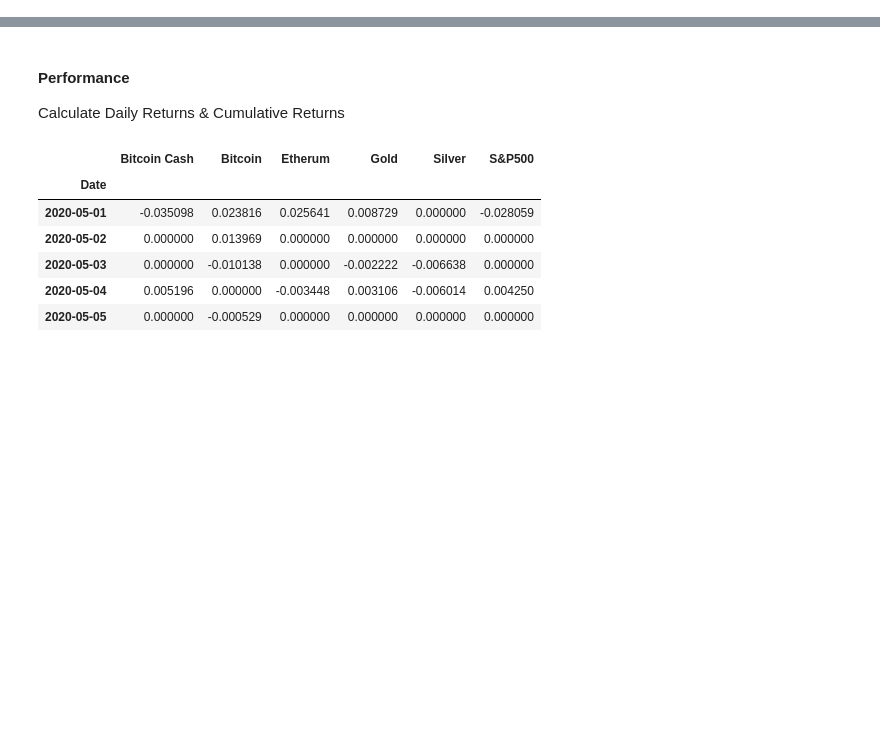
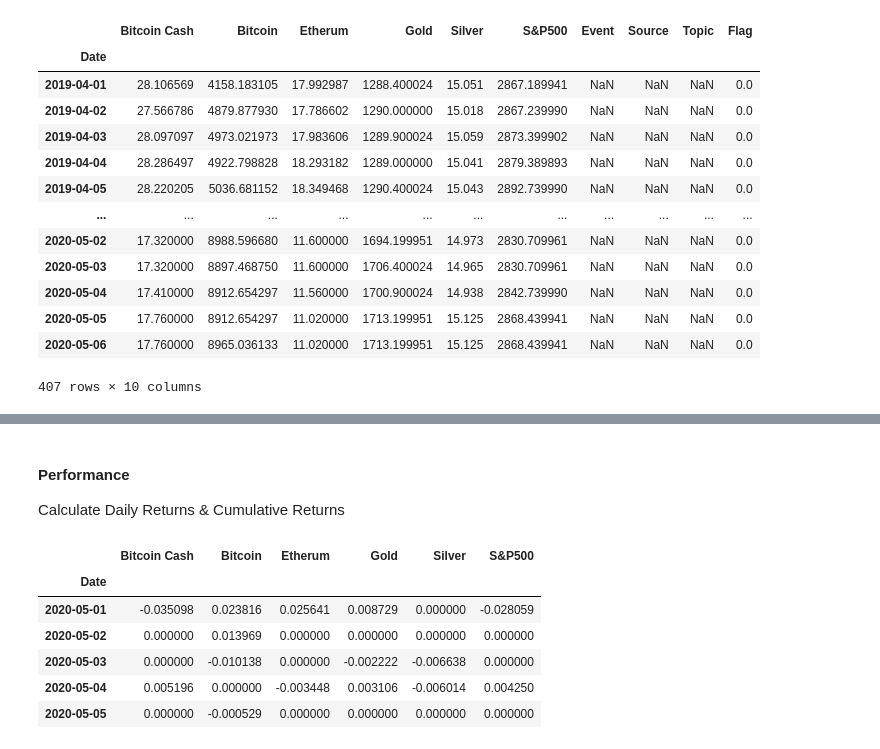
Before and after one commit to maitree7/Cryptos_Metals_SP500-Hedge, a Jupyter notebook: Portfolio_optimization.ipynb, the cells around one changed output, grey strips where cells are left out. Cells and saved outputs as stored; diff of their text form; code cells hidden in the pictures; blank space fills up the shorter version.

```diff
--- a/Portfolio_optimization.ipynb
+++ b/Portfolio_optimization.ipynb
@@ -41,2 +69,21 @@ data.tail()
+# %%
+#combined_df['Flag'] = np.where(combined_df['Event'] == "NaN", 0, np.where(combined_df['Event'] != "NaN", 1, np.NaN))
+combined_df["Flag"] = combined_df["Flag"].replace(np.NaN, 0)
+combined_df
+# %% [output]
+|  | Bitcoin Cash | Bitcoin | Etherum | Gold | Silver | S&P500 | Event | Source | Topic | Flag |
+| Date |  |  |  |  |  |  |  |  |  |  |
+| 2019-04-01 | 28.106569 | 4158.183105 | 17.992987 | 1288.400024 | 15.051 | 2867.189941 | NaN | NaN | NaN | 0.0 |
+| 2019-04-02 | 27.566786 | 4879.877930 | 17.786602 | 1290.000000 | 15.018 | 2867.239990 | NaN | NaN | NaN | 0.0 |
+| 2019-04-03 | 28.097097 | 4973.021973 | 17.983606 | 1289.900024 | 15.059 | 2873.399902 | NaN | NaN | NaN | 0.0 |
+| 2019-04-04 | 28.286497 | 4922.798828 | 18.293182 | 1289.000000 | 15.041 | 2879.389893 | NaN | NaN | NaN | 0.0 |
+| 2019-04-05 | 28.220205 | 5036.681152 | 18.349468 | 1290.400024 | 15.043 | 2892.739990 | NaN | NaN | NaN | 0.0 |
+| ... | ... | ... | ... | ... | ... | ... | ... | ... | ... | ... |
+| 2020-05-02 | 17.320000 | 8988.596680 | 11.600000 | 1694.199951 | 14.973 | 2830.709961 | NaN | NaN | NaN | 0.0 |
+| 2020-05-03 | 17.320000 | 8897.468750 | 11.600000 | 1706.400024 | 14.965 | 2830.709961 | NaN | NaN | NaN | 0.0 |
+| 2020-05-04 | 17.410000 | 8912.654297 | 11.560000 | 1700.900024 | 14.938 | 2842.739990 | NaN | NaN | NaN | 0.0 |
+| 2020-05-05 | 17.760000 | 8912.654297 | 11.020000 | 1713.199951 | 15.125 | 2868.439941 | NaN | NaN | NaN | 0.0 |
+| 2020-05-06 | 17.760000 | 8965.036133 | 11.020000 | 1713.199951 | 15.125 | 2868.439941 | NaN | NaN | NaN | 0.0 |
+407 rows × 10 columns
 # %%
 # Visualization
```
Also changed, not shown: parts of 6 cells of this notebook.
